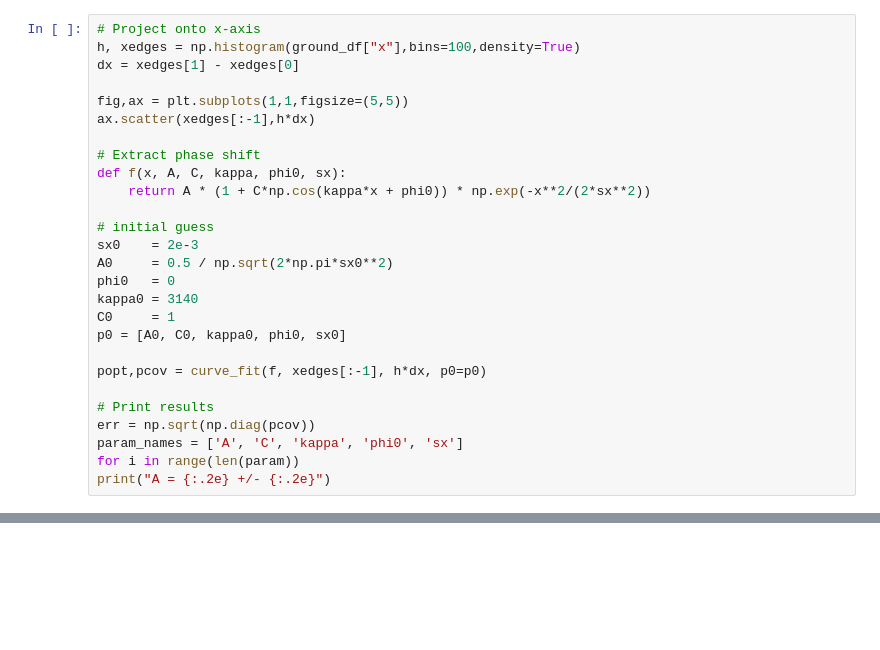
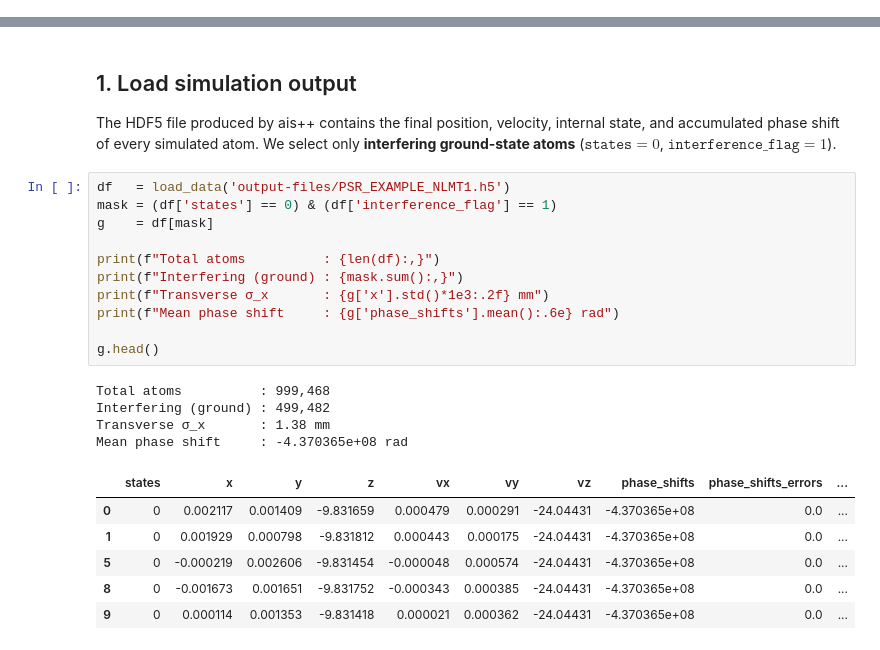
Before and after one commit to noammouelle/aispp, a Jupyter notebook: examples/example_1.ipynb, the cells around one changed output, grey strips where cells are left out. Drawn from its saved outputs; the diff is of its cells as text; blank space fills up the shorter version.

Commit message:
example working

```diff
--- a/examples/example_1.ipynb
+++ b/examples/example_1.ipynb
@@ -42,27 +0,0 @@ ax.set_aspect('equal')
-# %%
-# Project onto x-axis
-h, xedges = np.histogram(ground_df["x"],bins=100,density=True)
-dx = xedges[1] - xedges[0]
-
-fig,ax = plt.subplots(1,1,figsize=(5,5))
-ax.scatter(xedges[:-1],h*dx)
-
-# Extract phase shift
-def f(x, A, C, kappa, phi0, sx):
-    return A * (1 + C*np.cos(kappa*x + phi0)) * np.exp(-x**2/(2*sx**2))
-
-# initial guess
-sx0    = 2e-3
-A0     = 0.5 / np.sqrt(2*np.pi*sx0**2)
-phi0   = 0
-kappa0 = 3140
-C0     = 1
-p0 = [A0, C0, kappa0, phi0, sx0]
-
-popt,pcov = curve_fit(f, xedges[:-1], h*dx, p0=p0)
-
-# Print results
-err = np.sqrt(np.diag(pcov))
-param_names = ['A', 'C', 'kappa', 'phi0', 'sx']
-for i in range(len(param))
-print("A = {:.2e} +/- {:.2e}")
@@ -70,0 +63,29 @@ print("A = {:.2e} +/- {:.2e}")
+# %% [markdown]
+## 1. Load simulation output
+
+The HDF5 file produced by ais++ contains the final position, velocity, internal state,
+and accumulated phase shift of every simulated atom.
+We select only **interfering ground-state atoms**
+($\texttt{states}=0$, $\texttt{interference\_flag}=1$).
+# %%
+df   = load_data('output-files/PSR_EXAMPLE_NLMT1.h5')
+mask = (df['states'] == 0) & (df['interference_flag'] == 1)
+g    = df[mask]
+
+print(f"Total atoms          : {len(df):,}")
+print(f"Interfering (ground) : {mask.sum():,}")
+print(f"Transverse σ_x       : {g['x'].std()*1e3:.2f} mm")
+print(f"Mean phase shift     : {g['phase_shifts'].mean():.6e} rad")
+
+g.head()
+# %% [output]
+Total atoms          : 999,468
+Interfering (ground) : 499,482
+Transverse σ_x       : 1.38 mm
+Mean phase shift     : -4.370365e+08 rad
+|  | states | x | y | z | vx | vy | vz | phase_shifts | phase_shifts_errors | ... |
+| 0 | 0 | 0.002117 | 0.001409 | -9.831659 | 0.000479 | 0.000291 | -24.04431 | -4.370365e+08 | 0.0 | ... |
+| 1 | 0 | 0.001929 | 0.000798 | -9.831812 | 0.000443 | 0.000175 | -24.04431 | -4.370365e+08 | 0.0 | ... |
+| 5 | 0 | -0.000219 | 0.002606 | -9.831454 | -0.000048 | 0.000574 | -24.04431 | -4.370365e+08 | 0.0 | ... |
+| 8 | 0 | -0.001673 | 0.001651 | -9.831752 | -0.000343 | 0.000385 | -24.04431 | -4.370365e+08 | 0.0 | ... |
+| 9 | 0 | 0.000114 | 0.001353 | -9.831418 | 0.000021 | 0.000362 | -24.04431 | -4.370365e+08 | 0.0 | ... |
```
Also changed, not shown: parts of 10 cells of this notebook, 4 other files.
